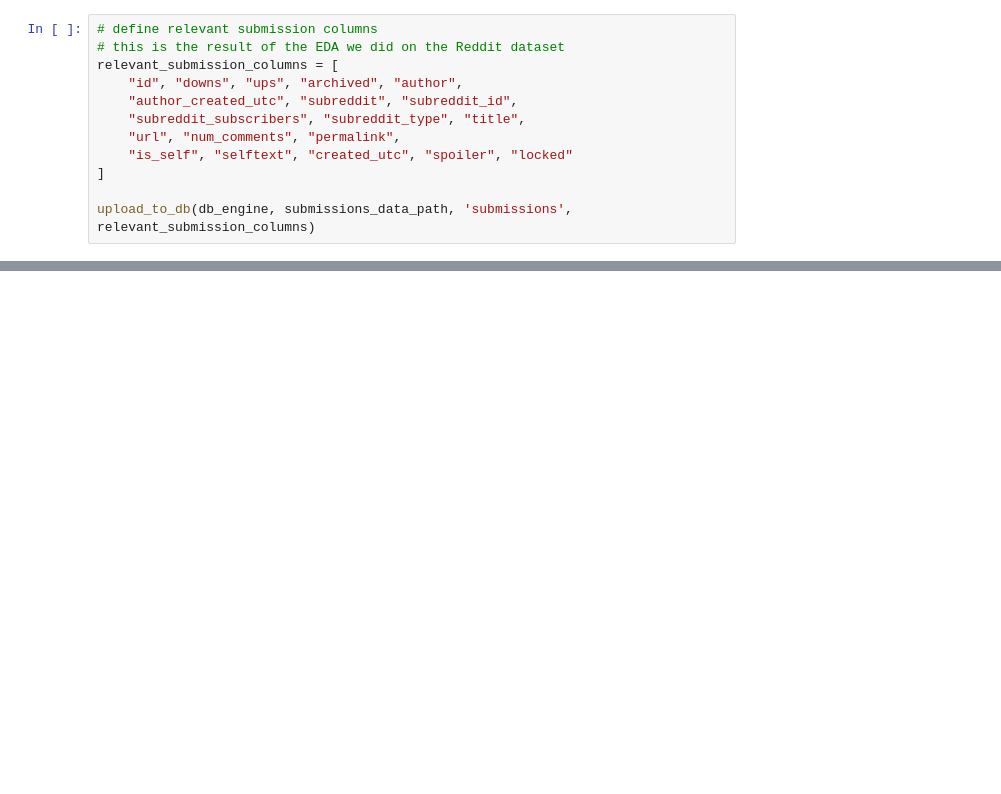
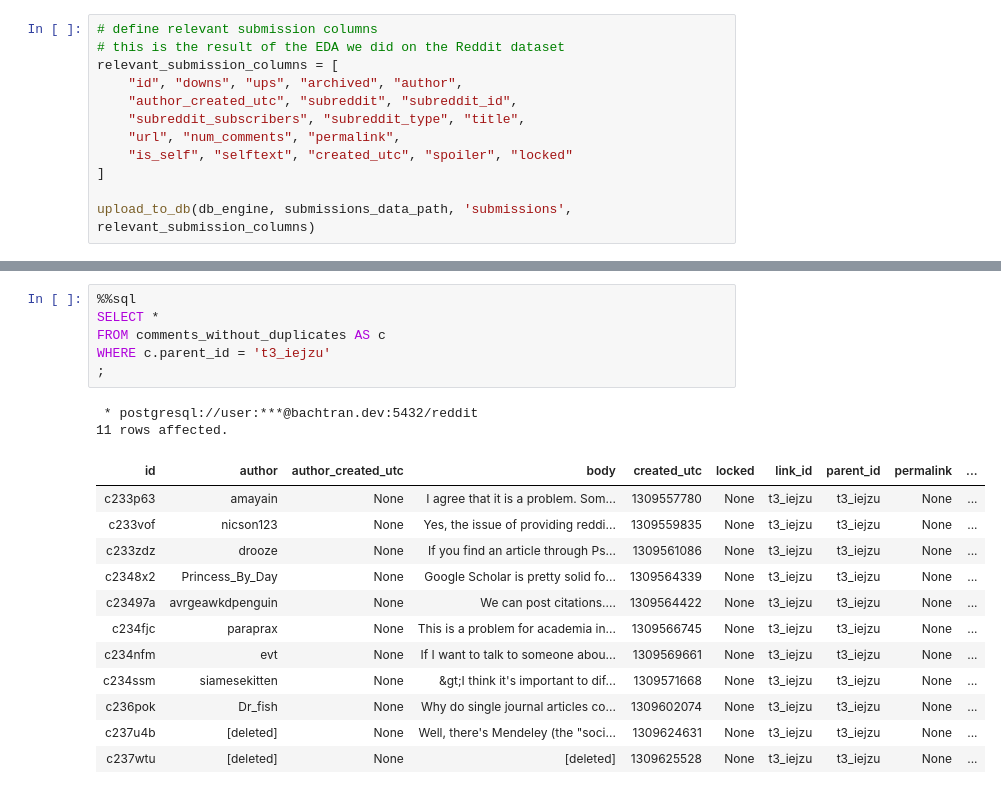
Before and after one commit to faithdennis/reddit-data-pipeline, a Jupyter notebook: code/db_upload.ipynb, the cells around one changed output, grey strips where cells are left out. Drawn from its saved outputs; the diff is of its cells as text; blank space fills up the shorter version.

```diff
--- a/code/db_upload.ipynb
+++ b/code/db_upload.ipynb
@@ -124,0 +414,21 @@ upload_to_db(db_engine, submissions_data_path, 'submissions', relevant_submissio
+# %%
+%%sql
+SELECT *
+FROM comments_without_duplicates AS c
+WHERE c.parent_id = 't3_iejzu'
+;
+# %% [output]
+ * postgresql://user:***@bachtran.dev:5432/reddit
+11 rows affected.
+| id | author | author_created_utc | body | created_utc | locked | link_id | parent_id | permalink | ... |
+| c233p63 | amayain | None | I agree that it is a problem. Som... | 1309557780 | None | t3_iejzu | t3_iejzu | None | ... |
+| c233vof | nicson123 | None | Yes, the issue of providing reddi... | 1309559835 | None | t3_iejzu | t3_iejzu | None | ... |
+| c233zdz | drooze | None | If you find an article through Ps... | 1309561086 | None | t3_iejzu | t3_iejzu | None | ... |
+| c2348x2 | Princess_By_Day | None | Google Scholar is pretty solid fo... | 1309564339 | None | t3_iejzu | t3_iejzu | None | ... |
+| c23497a | avrgeawkdpenguin | None | We can post citations.... | 1309564422 | None | t3_iejzu | t3_iejzu | None | ... |
+| c234fjc | paraprax | None | This is a problem for academia in... | 1309566745 | None | t3_iejzu | t3_iejzu | None | ... |
+| c234nfm | evt | None | If I want to talk to someone abou... | 1309569661 | None | t3_iejzu | t3_iejzu | None | ... |
+| c234ssm | siamesekitten | None | &gt;I think it's important to dif... | 1309571668 | None | t3_iejzu | t3_iejzu | None | ... |
+| c236pok | Dr_fish | None | Why do single journal articles co... | 1309602074 | None | t3_iejzu | t3_iejzu | None | ... |
+| c237u4b | [deleted] | None | Well, there's Mendeley (the "soci... | 1309624631 | None | t3_iejzu | t3_iejzu | None | ... |
+| c237wtu | [deleted] | None | [deleted] | 1309625528 | None | t3_iejzu | t3_iejzu | None | ... |
```
Also changed, not shown: parts of 20 cells of this notebook.
